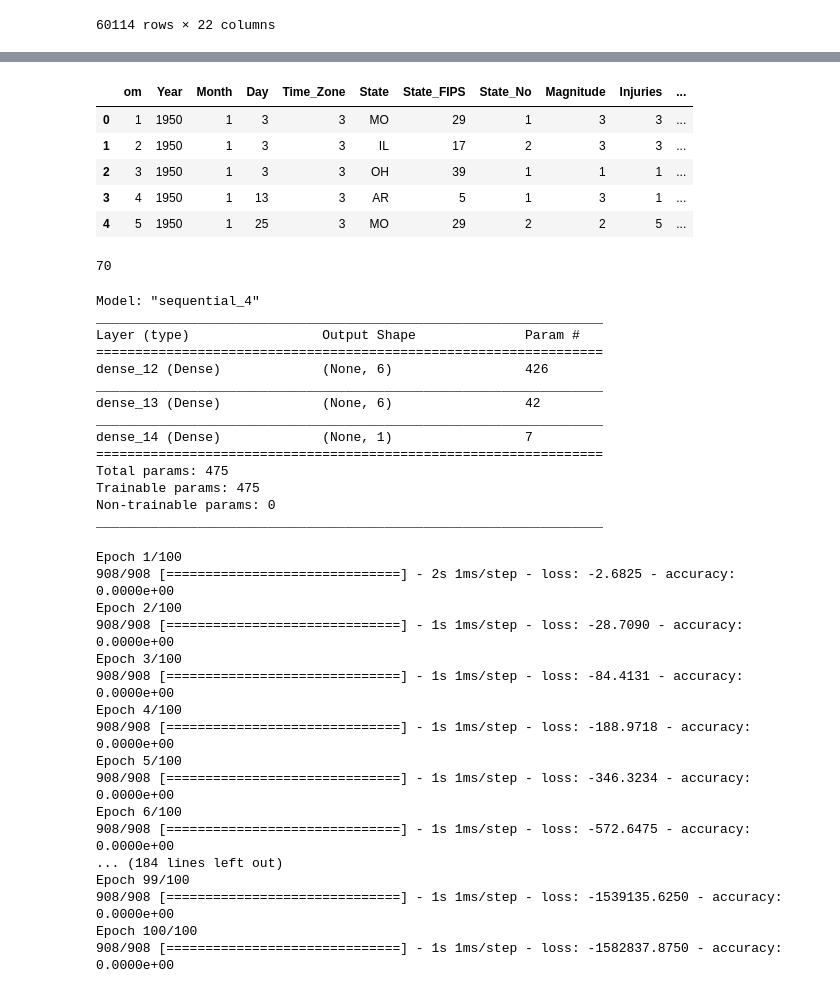
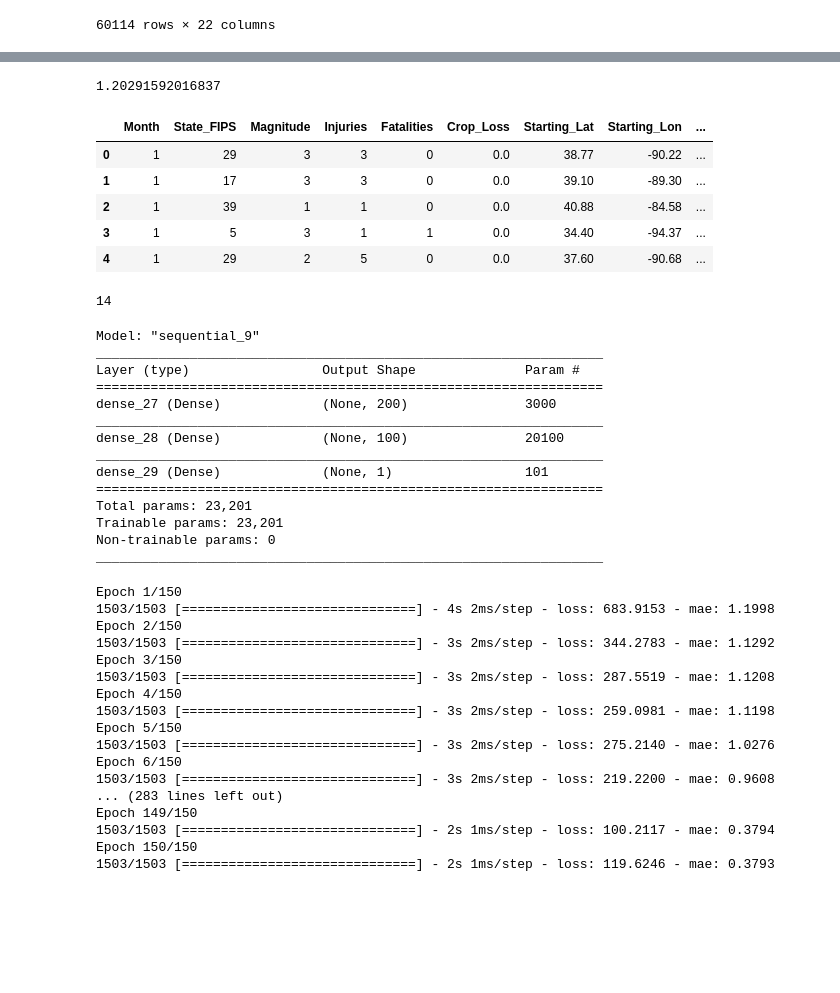
Before and after one commit to lmarksman/Project4, a Jupyter notebook: Final_Project_models.ipynb, the cells around one changed output, grey strips where cells are left out. Drawn from its saved outputs; the diff is of its cells as text; code cells hidden in the pictures; blank space fills up the shorter version.

```diff
--- a/Final_Project_models.ipynb
+++ b/Final_Project_models.ipynb
@@ -8,6 +8,7 @@ from sklearn.linear_model import LogisticRegression
 from sklearn.model_selection import train_test_split
 from sklearn.preprocessing import StandardScaler
 import cpi
+cpi.update()
 from datetime import date
 from sqlalchemy import create_engine
 import tensorflow as tf
@@ -44,5 +45,5 @@ tornado_data
 60114 rows × 22 columns
 # %%
 # Remove zeroes from Property Loss column
-tornado_data = tornado_data[tornado_data['Property_Loss'] > 0]
-tornado_data
+# tornado_data = tornado_data[tornado_data['Property_Loss'] > 0]
+# tornado_data
@@ -143,22 +112,24 @@ pd.read_sql_query('select * from tornado_data', con=engine).head()
 # Run prediction model - neural network
 # %%
 # Split our preprocessed data into our features and target arrays
+print(tornado_data["Property_Loss"].mean())
 y = tornado_data['Property_Loss']
-tornado_data = tornado_data.drop(columns=['Property_Loss', 'Date', 'Time'])
+tornado_data = tornado_data.drop(columns=['Property_Loss', 'Date', 'Time', 'State', 'Year', 'Day','Time_Zone', 'om','State_No'])
 tornado_data.head()
 # %% [output]
+1.20291592016837
-|  | om | Year | Month | Day | Time_Zone | State | State_FIPS | State_No | Magnitude | Injuries | ... |
-| 0 | 1 | 1950 | 1 | 3 | 3 | MO | 29 | 1 | 3 | 3 | ... |
-| 1 | 2 | 1950 | 1 | 3 | 3 | IL | 17 | 2 | 3 | 3 | ... |
-| 2 | 3 | 1950 | 1 | 3 | 3 | OH | 39 | 1 | 1 | 1 | ... |
-| 3 | 4 | 1950 | 1 | 13 | 3 | AR | 5 | 1 | 3 | 1 | ... |
-| 4 | 5 | 1950 | 1 | 25 | 3 | MO | 29 | 2 | 2 | 5 | ... |
+|  | Month | State_FIPS | Magnitude | Injuries | Fatalities | Crop_Loss | Starting_Lat | Starting_Lon | ... |
+| 0 | 1 | 29 | 3 | 3 | 0 | 0.0 | 38.77 | -90.22 | ... |
+| 1 | 1 | 17 | 3 | 3 | 0 | 0.0 | 39.10 | -89.30 | ... |
+| 2 | 1 | 39 | 1 | 1 | 0 | 0.0 | 40.88 | -84.58 | ... |
+| 3 | 1 | 5 | 3 | 1 | 1 | 0.0 | 34.40 | -94.37 | ... |
+| 4 | 1 | 29 | 2 | 5 | 0 | 0.0 | 37.60 | -90.68 | ... |
 # %%
 # Convert categorical data to numeric with `pd.get_dummies`
 tornado_data = pd.get_dummies(tornado_data, drop_first=True)
 len(tornado_data.columns)
 # %% [output]
-70
+14
 # %%
 X_train, X_test, y_train, y_test = train_test_split(tornado_data, y, test_size=0.2)
 # %%
@@ -176,55 +147,55 @@ X_test_scaled = X_scaler.transform(X_test)
 nn_model = tf.keras.models.Sequential()
 
 # Add our first Dense layer, including the input layer
-nn_model.add(tf.keras.layers.Dense(units=6, activation="relu", input_dim=70))
+nn_model.add(tf.keras.layers.Dense(units=200, activation="relu", input_dim=14))
 
 # Second hidden layer
-nn_model.add(tf.keras.layers.Dense(units=6, activation="relu"))
+nn_model.add(tf.keras.layers.Dense(units=100, activation="relu"))
 
 # Add the output layer that uses a probability activation function
-nn_model.add(tf.keras.layers.Dense(units=1, activation="sigmoid"))
+nn_model.add(tf.keras.layers.Dense(units=1))
 
 # Check the structure of the model
 nn_model.summary()
 # %% [output]
-Model: "sequential_4"
+Model: "sequential_9"
 _________________________________________________________________
 Layer (type)                 Output Shape              Param #
 =================================================================
-dense_12 (Dense)             (None, 6)                 426
+dense_27 (Dense)             (None, 200)               3000
 _________________________________________________________________
-dense_13 (Dense)             (None, 6)                 42
+dense_28 (Dense)             (None, 100)               20100
 _________________________________________________________________
-dense_14 (Dense)             (None, 1)                 7
+dense_29 (Dense)             (None, 1)                 101
 =================================================================
-Total params: 475
-Trainable params: 475
+Total params: 23,201
+Trainable params: 23,201
 Non-trainable params: 0
 _________________________________________________________________
 # %%
 # Compile the Sequential model together and customize metrics
-nn_model.compile(loss="binary_crossentropy", optimizer="adam", metrics=["accuracy"])
+nn_model.compile(loss="mse", optimizer="rmsprop", metrics=["mae"])
 
 # Fit the model to the training data
-fit_model = nn_model.fit(X_train_scaled, y_train, epochs=100)
+fit_model = nn_model.fit(X_train_scaled, y_train, epochs=150)
 # %% [output]
-Epoch 1/100
-908/908 [==============================] - 2s 1ms/step - loss: -2.6825 - accuracy: 0.0000e+00
-Epoch 2/100
-908/908 [==============================] - 1s 1ms/step - loss: -28.7090 - accuracy: 0.0000e+00
-Epoch 3/100
-908/908 [==============================] - 1s 1ms/step - loss: -84.4131 - accuracy: 0.0000e+00
-Epoch 4/100
-908/908 [==============================] - 1s 1ms/step - loss: -188.9718 - accuracy: 0.0000e+00
-Epoch 5/100
-908/908 [==============================] - 1s 1ms/step - loss: -346.3234 - accuracy: 0.0000e+00
-Epoch 6/100
-908/908 [==============================] - 1s 1ms/step - loss: -572.6475 - accuracy: 0.0000e+00
-... (184 lines left out)
-Epoch 99/100
-908/908 [==============================] - 1s 1ms/step - loss: -1539135.6250 - accuracy: 0.0000e+00
-Epoch 100/100
-908/908 [==============================] - 1s 1ms/step - loss: -1582837.8750 - accuracy: 0.0000e+00
+Epoch 1/150
+1503/1503 [==============================] - 4s 2ms/step - loss: 683.9153 - mae: 1.1998
+Epoch 2/150
+1503/1503 [==============================] - 3s 2ms/step - loss: 344.2783 - mae: 1.1292
+Epoch 3/150
+1503/1503 [==============================] - 3s 2ms/step - loss: 287.5519 - mae: 1.1208
+Epoch 4/150
+1503/1503 [==============================] - 3s 2ms/step - loss: 259.0981 - mae: 1.1198
+Epoch 5/150
+1503/1503 [==============================] - 3s 2ms/step - loss: 275.2140 - mae: 1.0276
+Epoch 6/150
+1503/1503 [==============================] - 3s 2ms/step - loss: 219.2200 - mae: 0.9608
+... (283 lines left out)
+Epoch 149/150
+1503/1503 [==============================] - 2s 1ms/step - loss: 100.2117 - mae: 0.3794
+Epoch 150/150
+1503/1503 [==============================] - 2s 1ms/step - loss: 119.6246 - mae: 0.3793
 # %%
 # Create a DataFrame containing training history
 history_df = pd.DataFrame(fit_model.history)
```
Also changed, not shown: parts of 9 cells of this notebook.
